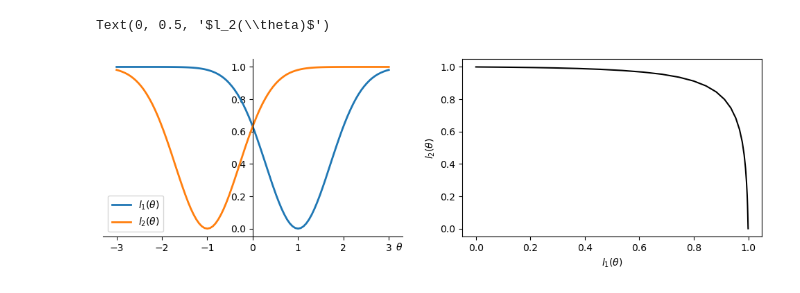
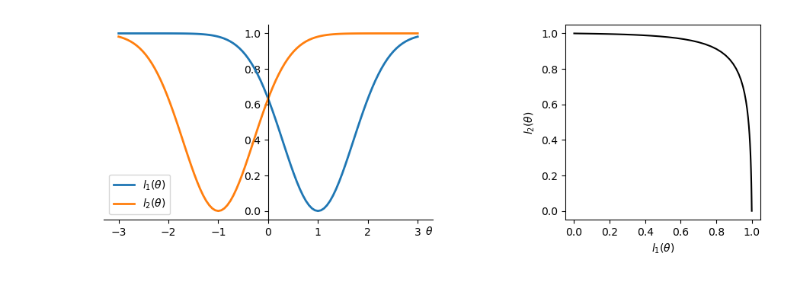
Before and after one commit to Yutong-Dai/EPOSearch, a Jupyter notebook: toy_experiments/demo.ipynb, the cells around one changed output. Cells and saved outputs as stored; diff of their text form; code cells hidden in the pictures.

Commit message:
update plots

```diff
--- a/toy_experiments/demo.ipynb
+++ b/toy_experiments/demo.ipynb
@@ -3,25 +3,26 @@ from problems.toy_biobjective_yd import *
 # %%
 theta = np.linspace(-3, 3, 100)
 l1 = [f1(np.array([x])) for x in theta]
 l2 = [f2(np.array([x])) for x in theta]
 fig, axes = plt.subplots(1,2,figsize=(10,3))
 fig.subplots_adjust(left=0.025, bottom=.12, right=.975, top=.975)
 axes[0].spines['left'].set_position('zero')
 axes[0].spines['right'].set_color('none')    # turn off the right spine/ticks
 axes[0].spines['top'].set_color('none')      # turn off the top spine/ticks
 axes[0].xaxis.tick_bottom()
 
 axes[0].plot(theta, l1, label=r'$l_1(\theta)$', lw=2)
 axes[0].plot(theta, l2, label=r'$l_2(\theta)$', lw=2)
 axes[0].legend()
 axes[0].set_xlabel(r'$\theta$')
 axes[0].xaxis.set_label_coords(0.99, -0.03)
-pf, fs_left, fs_right = create_pf(side_nonpf=True)
+# pf, fs_left, fs_right = create_pf(side_nonpf=False)
+pf = create_pf(side_nonpf=False)
 axes[1].plot(pf[:,0], pf[:,1], 'k-')
 # plt.plot(fs_left[:,0], fs_left[:,1], 'r.')
 # plt.plot(fs_right[:,0], fs_right[:,1], 'b.')
 axes[1].set_xlabel(r'$l_1(\theta)$')
 axes[1].set_ylabel(r'$l_2(\theta)$')
+axes[1].set_aspect('equal')
 # %% [output]
-Text(0, 0.5, '$l_2(\\theta)$')
-[figure, old version]
+[figure, new version]
```
Also changed, not shown: parts of 2 cells of this notebook, 13 other files.
